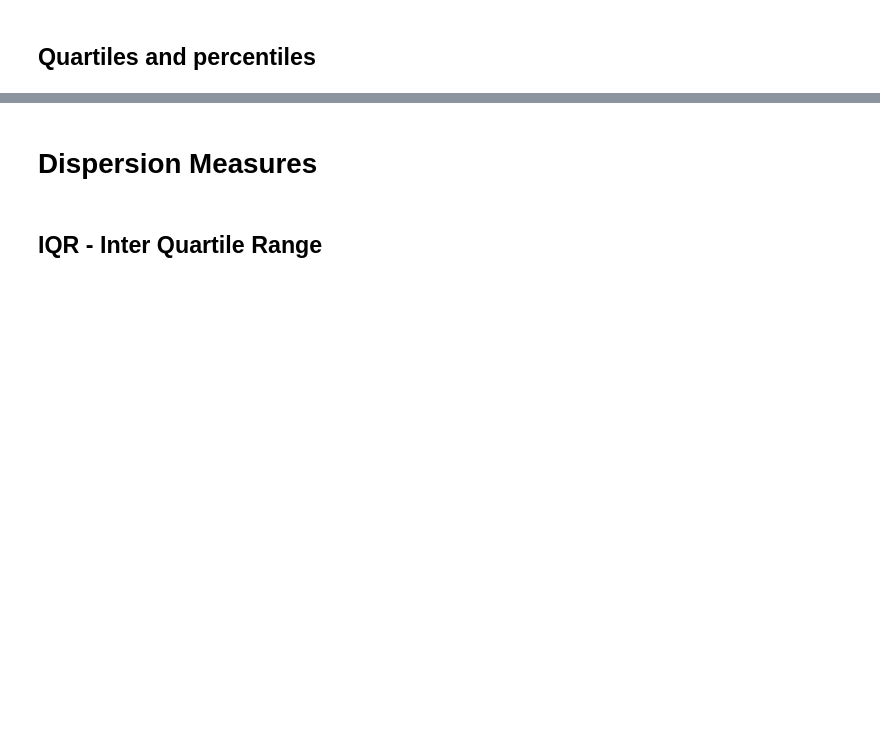
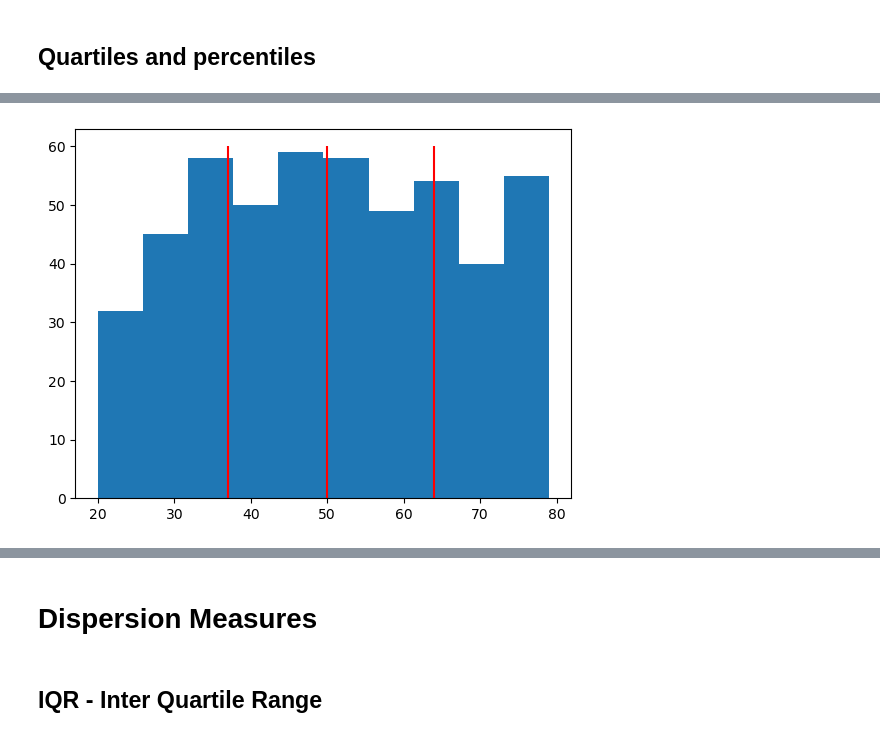
Before and after one commit to TheLazyCactus/ironhack-v4-data-lessons, a Jupyter notebook: cohorts/15_oct_24/02_data_wrangling_and_retrieval/W4D3_descriptive_statistics.ipynb, the cells around one changed output, grey strips where cells are left out. Cells and saved outputs as stored; diff of their text form; code cells hidden in the pictures; blank space fills up the shorter version.

```diff
--- a/cohorts/15_oct_24/02_data_wrangling_and_retrieval/W4D3_descriptive_statistics.ipynb
+++ b/cohorts/15_oct_24/02_data_wrangling_and_retrieval/W4D3_descriptive_statistics.ipynb
@@ -83,13 +154,16 @@ print("the third quartile is", q3)
 # %%
 # plotting histograms allows us to visualize nicely the distribution of our data
 # this histograms creates "buckets/boxes" of values and then places the numbers of the dataset in each box and counts
-plt.hist(dataset, bins = 20)
+plt.hist(dataset, bins =10)
+#only x param in hist
 #plt.show()
 
 #plt.hist(dataset, bins = 20, cumulative = True)
 #plt.hlines([125,250,375],20,85,colors = 'r')
-plt.vlines([q1,q2,q3],0,500,colors='r', label= [q1,q2,q3])
+plt.vlines([q1,q2,q3],0,60,colors='r', label= [q1,q2,q3])
 plt.show()
+# %% [output]
+[figure, added]
 # %%
 # the box plot brings together all this information
 plt.boxplot(dataset)
```
Also changed, not shown: parts of 10 cells of this notebook.
